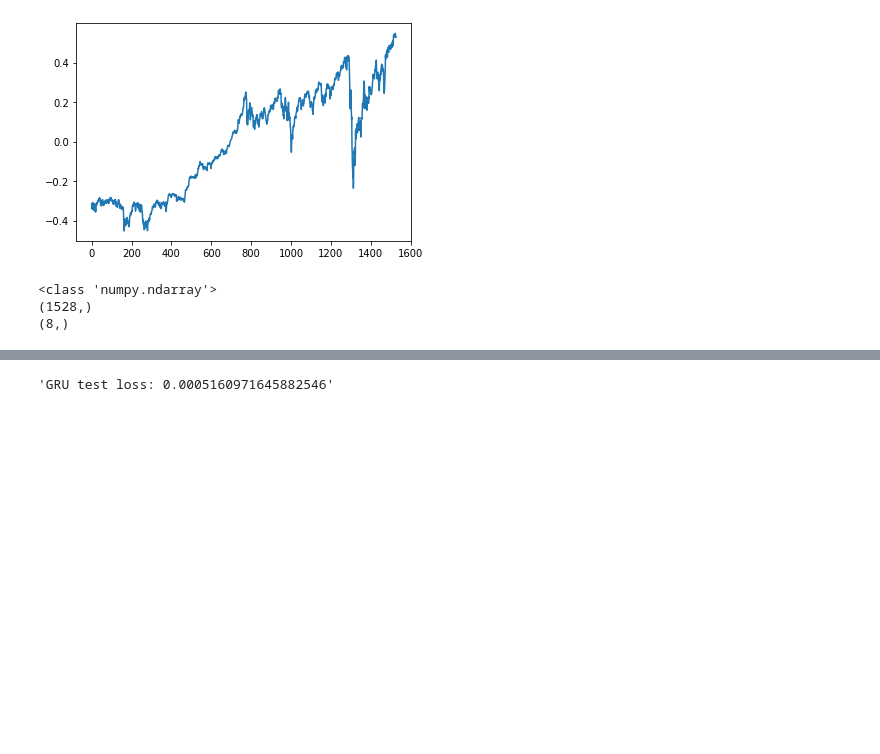
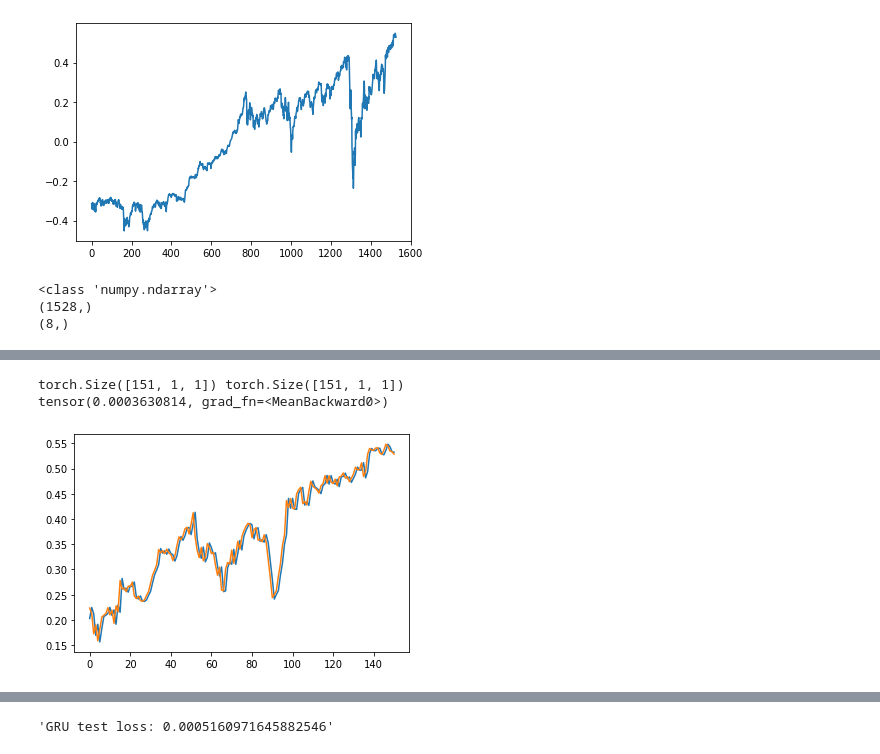
Before and after one commit to vladislav-horbatiuk/rspl_neuron_experiments, a Jupyter notebook: test_recurr_sigmoid_piecewise_neuron_forecasting.ipynb, the cells around one changed output, grey strips where cells are left out. Saved outputs shown, nothing was run; the diff lists cells and outputs as text; code cells hidden in the pictures; blank space fills up the shorter version.

```diff
--- a/test_recurr_sigmoid_piecewise_neuron_forecasting.ipynb
+++ b/test_recurr_sigmoid_piecewise_neuron_forecasting.ipynb
@@ -393 +153,16 @@ print(ts.strides)
+# %%
+baseline_forecasts = run_on_inputs_with_targets(baseline, test_input, test_target,
+                                                setup_ctxs=False, delete_ctxs=False)
+print(baseline_forecasts.shape, test_target.shape)
+print(torch.square(baseline_forecasts - test_target).mean())
+N, S, one = test_target.shape
+SEQ_IDX = 0
+plt.figure()
+plt.plot(np.arange(N), baseline_forecasts[:, SEQ_IDX, :].detach())
+plt.plot(np.arange(N), test_target[:, SEQ_IDX, :].detach())
+plt.show()
+# %% [output]
+torch.Size([151, 1, 1]) torch.Size([151, 1, 1])
+tensor(0.0003630814, grad_fn=<MeanBackward0>)
+[figure, added]
 # %%
```
Also changed, not shown: parts of 21 cells of this notebook, 9 other files.
